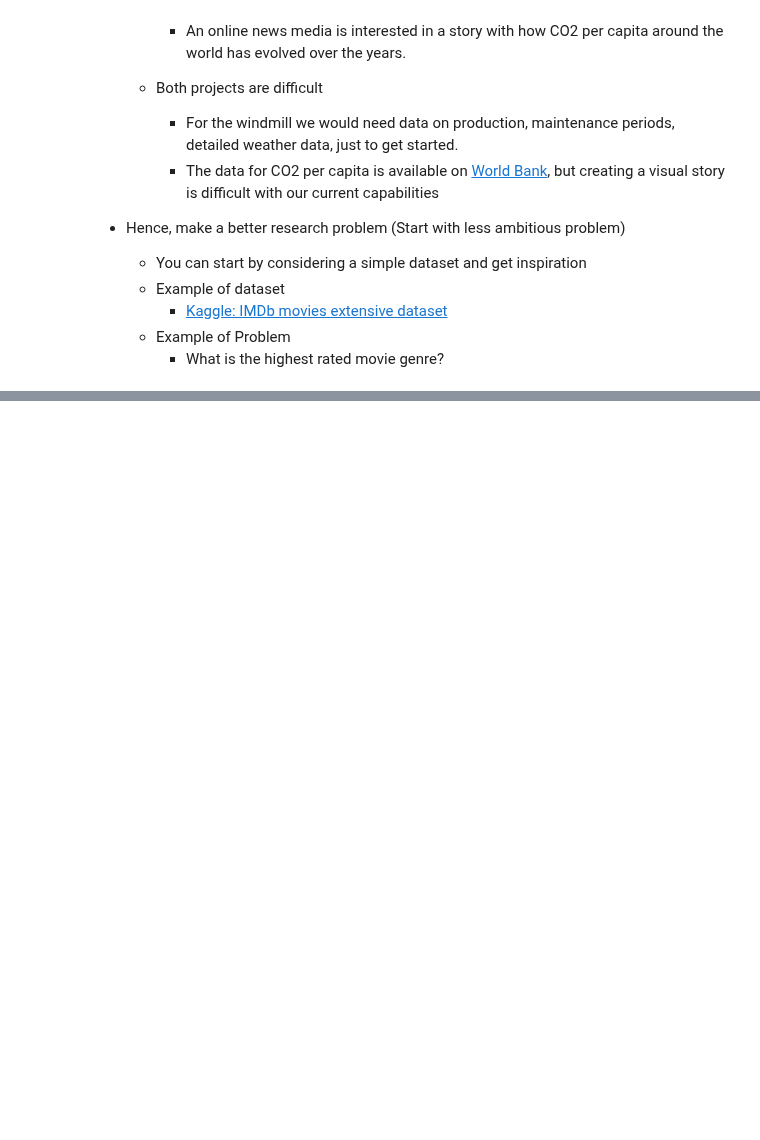
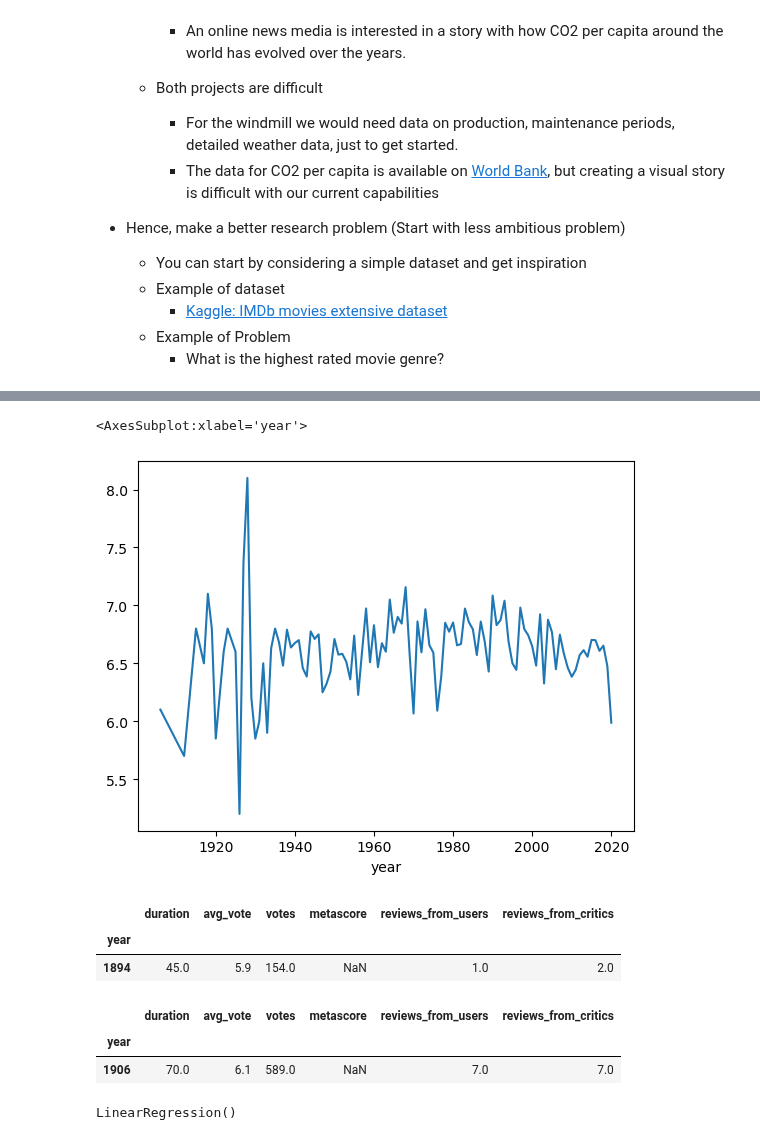
Before and after one commit to Abisoyesam/DS-ML-DL-tuts, a Jupyter notebook: DS With Rune/Lesson 17.ipynb, the cells around one changed output, grey strips where cells are left out. Cells and saved outputs as stored; diff of their text form; code cells hidden in the pictures; blank space fills up the shorter version.

```diff
--- a/DS With Rune/Lesson 17.ipynb
+++ b/DS With Rune/Lesson 17.ipynb
@@ -42,0 +217,6 @@ movies
+# %%
+dataset = joined_group_movies.copy()
+dataset['genre'] = dataset['genre'].str.split(',')
+# %%
+dataset = dataset.explode('genre')
+dataset['genre'] = dataset['genre'].str.strip()
@@ -42,0 +271,5 @@ movies
+# %%
+dataset[dataset['genre']=='Biography'].select_dtypes(include='number').groupby('year').mean()['avg_vote'].plot()
+# %% [output]
+<AxesSubplot:xlabel='year'>
+[figure, added]
@@ -42,0 +279,12 @@ movies
+# %%
+all_df.head(1)
+# %% [output]
+|  | duration | avg_vote | votes | metascore | reviews_from_users | reviews_from_critics |
+| year |  |  |  |  |  |  |
+| 1894 | 45.0 | 5.9 | 154.0 | NaN | 1.0 | 2.0 |
+# %%
+bio_df.head(1)
+# %% [output]
+|  | duration | avg_vote | votes | metascore | reviews_from_users | reviews_from_critics |
+| year |  |  |  |  |  |  |
+| 1906 | 70.0 | 6.1 | 589.0 | NaN | 7.0 | 7.0 |
@@ -42,0 +297,11 @@ movies
+# %%
+from sklearn.linear_model import LinearRegression
+from sklearn.metrics import r2_score
+
+lin_all = LinearRegression()
+lin_all.fit(x_all,y_all)
+
+lin_bio = LinearRegression()
+lin_bio.fit(x_bio,y_bio)
+# %% [output]
+LinearRegression()
```
Also changed, not shown: parts of 36 cells of this notebook.
